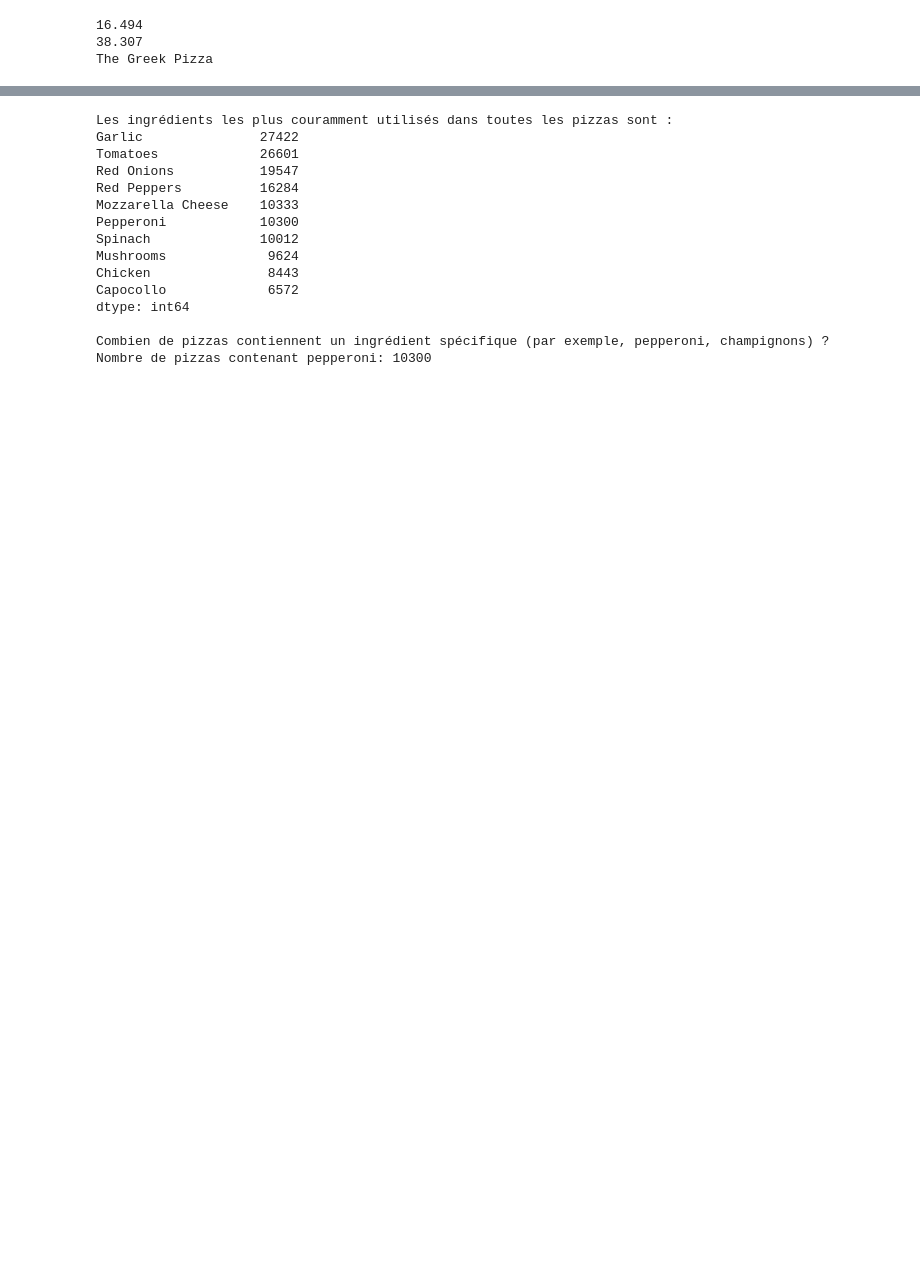
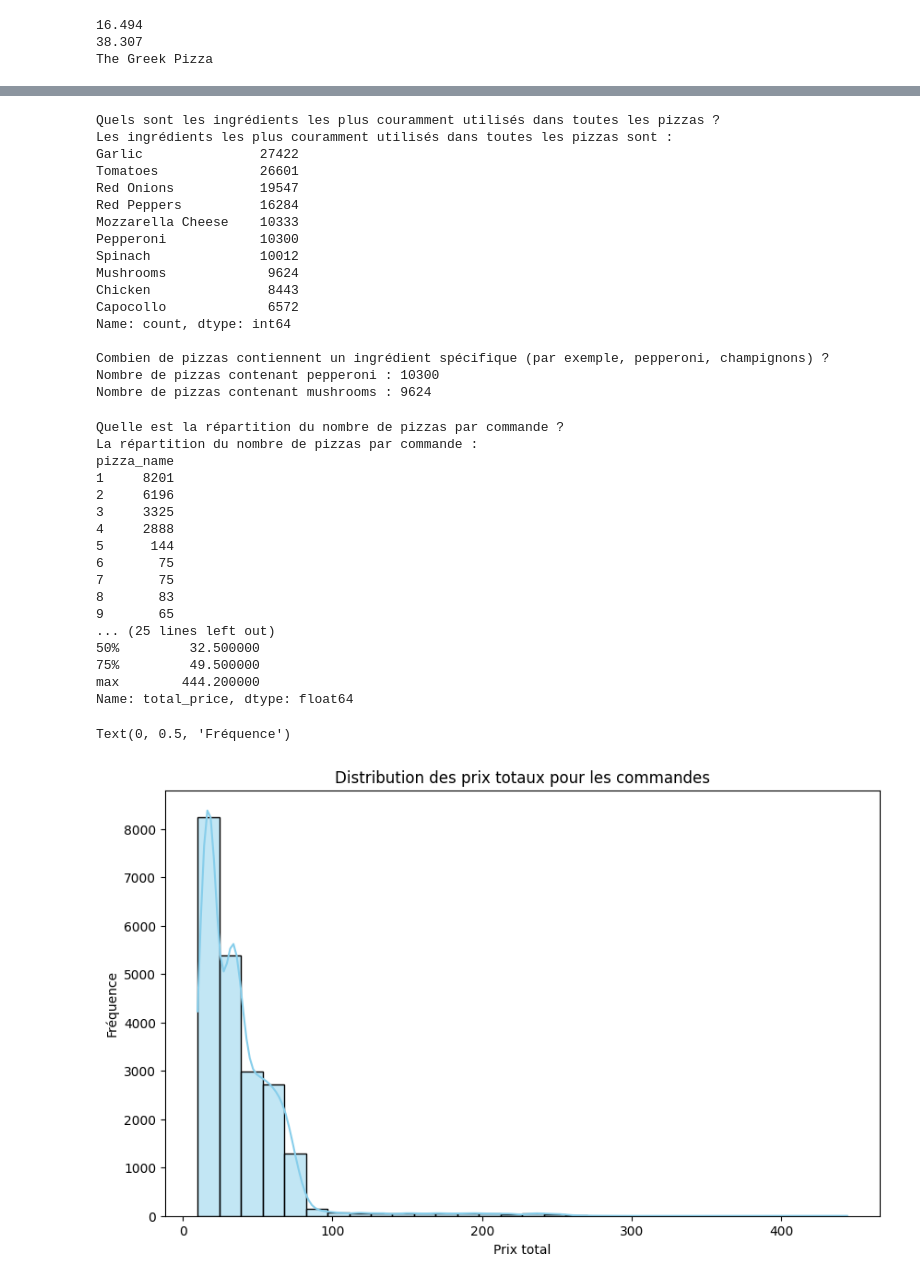
Before and after one commit to Aimen-prog/pizzaiojo, a Jupyter notebook: pizzaiolo.ipynb, the cells around one changed output, grey strips where cells are left out. Saved outputs shown, nothing was run; the diff lists cells and outputs as text; code cells hidden in the pictures; blank space fills up the shorter version.

```diff
--- a/pizzaiolo.ipynb
+++ b/pizzaiolo.ipynb
@@ -131,6 +164,7 @@ Name: pizza_name, dtype: int64
 #Analyse des ingrédients :
 
 #a)
+print("Quels sont les ingrédients les plus couramment utilisés dans toutes les pizzas ?")
 df2 =pd.DataFrame()
 df2['ingredients_list'] = df['pizza_ingredients'].str.split(',')
 all_ingredients = [ingredient.strip() for sublist in df2['ingredients_list'] for ingredient in sublist]
@@ -138,14 +172,16 @@ ingredient_counts = pd.Series(all_ingredients).value_counts()
 print(f"Les ingrédients les plus couramment utilisés dans toutes les pizzas sont :\n{ingredient_counts.head(10)}")
 
 #b)
+def contains_ing(df,df2, target):
+    df2['contains_target_ingredient'] = df['pizza_ingredients'].str.contains(target, case=False)
+    pizzas_with_target = df2['contains_target_ingredient'].sum()
+    return f"Nombre de pizzas contenant {target} : {pizzas_with_target}"
 print()
 print("Combien de pizzas contiennent un ingrédient spécifique (par exemple, pepperoni, champignons) ?")
-
-target = 'pepperoni' # mushrooms
-df2['contains_target_ingredient'] = df['pizza_ingredients'].str.contains(target, case=False)
-pizzas_with_target = df2['contains_target_ingredient'].sum()
-print(f"Nombre de pizzas contenant {target} : {pizzas_with_target}")
+print(contains_ing(df,df2, "pepperoni"))
+print(contains_ing(df,df2, "mushrooms"))
 # %% [output]
+Quels sont les ingrédients les plus couramment utilisés dans toutes les pizzas ?
 Les ingrédients les plus couramment utilisés dans toutes les pizzas sont :
 Garlic               27422
 Tomatoes             26601
@@ -157,16 +193,54 @@ Spinach              10012
 Mushrooms             9624
 Chicken               8443
 Capocollo             6572
-dtype: int64
+Name: count, dtype: int64
 
 Combien de pizzas contiennent un ingrédient spécifique (par exemple, pepperoni, champignons) ?
-Nombre de pizzas contenant pepperoni: 10300
+Nombre de pizzas contenant pepperoni : 10300
+Nombre de pizzas contenant mushrooms : 9624
 # %%
 #Détails de la commande :
 
 #a)
-
+print("Quelle est la répartition du nombre de pizzas par commande ?")
+pizzas_per_order = df.groupby('order_id')['pizza_name'].count()
+print("La répartition du nombre de pizzas par commande :")
+print(pizzas_per_order.value_counts().sort_index())
 
 #b)
+print()
+print("Quelle est la répartition des prix totaux pour les commandes ?")
+total_prices_per_order = df.groupby('order_id')['total_price'].sum()
+print("Aperçu des prix totaux pour les 5 premières commandes :")
+print(total_prices_per_order.head(5))
+print()
+print("La répartition des prix totaux pour les commandes :")
+print(total_prices_per_order.describe())
+print()
+plt.figure(figsize=(10, 6))
+sns.histplot(total_prices_per_order, bins=30, kde=True, color='skyblue')
+plt.title('Distribution des prix totaux pour les commandes')
+plt.xlabel('Prix total')
+plt.ylabel('Fréquence')
+# %% [output]
+Quelle est la répartition du nombre de pizzas par commande ?
+La répartition du nombre de pizzas par commande :
+pizza_name
+1     8201
+2     6196
+3     3325
+4     2888
+5      144
+6       75
+7       75
+8       83
+9       65
+... (25 lines left out)
+50%         32.500000
+75%         49.500000
+max        444.200000
+Name: total_price, dtype: float64
+Text(0, 0.5, 'Fréquence')
+[figure, added]
 # %%
 #Analyse du chiffre d’affaires en fonction du temps :
```
Also changed, not shown: parts of 8 cells of this notebook, 1 other file.
